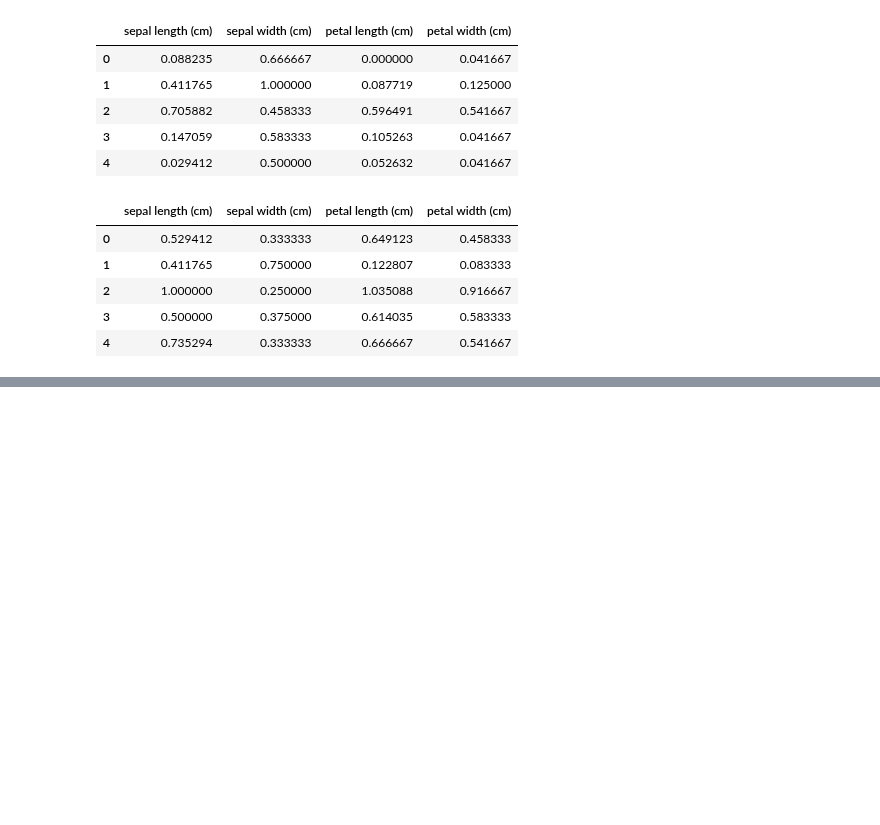
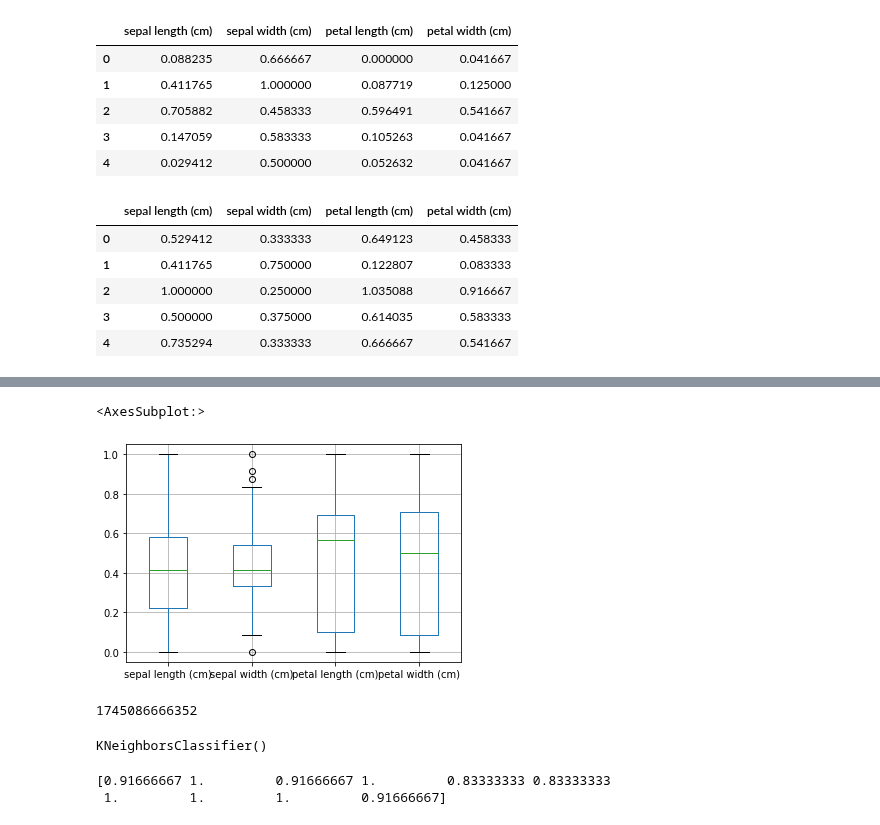
Before and after one commit to jinhuioh/Hi_ai, a Jupyter notebook: data11-day64/iris_scaling_gridsearch-confusionmatrix.ipynb, the cells around one changed output, grey strips where cells are left out. Cells and saved outputs as stored; diff of their text form; code cells hidden in the pictures; blank space fills up the shorter version.

```diff
--- a/data11-day64/iris_scaling_gridsearch-confusionmatrix.ipynb
+++ b/data11-day64/iris_scaling_gridsearch-confusionmatrix.ipynb
@@ -357,0 +388,5 @@ X_test_values.head()
+# %%
+ms_df.boxplot()
+# %% [output]
+<AxesSubplot:>
+[figure, added]
@@ -357,0 +398,20 @@ X_test_values.head()
+# %%
+id(knn)#참조형 knn
+# %% [output]
+1745086666352
+# %%
+#훈련을 시켜보자.
+knn.fit(X_train,y_train)
+# %% [output]
+KNeighborsClassifier()
+# %%
+#교차검증
+#샘플링을 10개해서, 10번 검증을 해보세요.
+#X_train을 train+validation data로 나눈다.
+#cv(fold값)가 10이면 validation data를 X_train의 1/10로 잡는다.
+#validation data의 개수는 12개, 나머지가 train data이다.
+scores = cross_val_score(knn,X_train,y_train,cv = 10)#cv=10은 폴드(fold)값!
+print(scores)
+# %% [output]
+[0.91666667 1.         0.91666667 1.         0.83333333 0.83333333
+ 1.         1.         1.         0.91666667]
```
Also changed, not shown: parts of 14 cells of this notebook.
